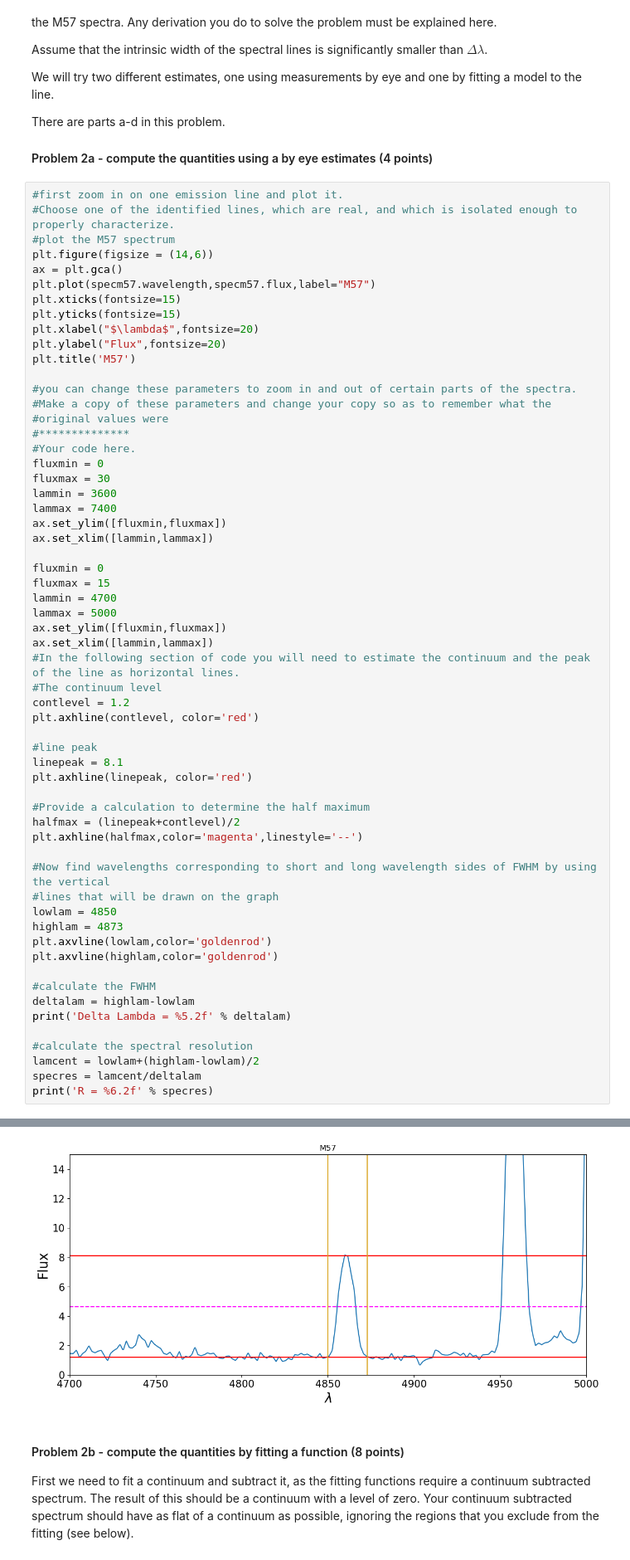
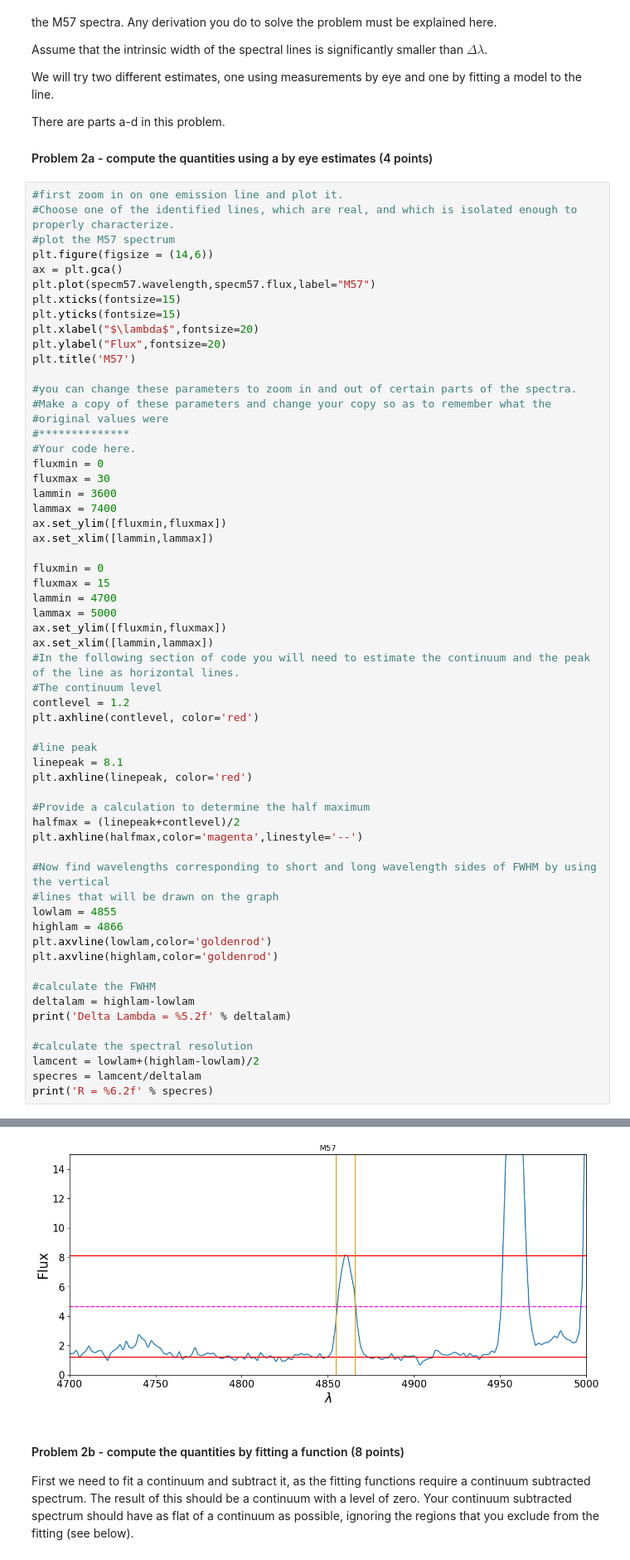
Before and after one commit to DayneLocke/Analysis_real_spectra_student, a Jupyter notebook: analysis_real_spectra.student.ipynb, the cells around one changed output, grey strips where cells are left out. Shown: that part at 83% size. Drawn from its saved outputs; the diff is of its cells as text.

```diff
--- a/analysis_real_spectra.student.ipynb
+++ b/analysis_real_spectra.student.ipynb
@@ -187,8 +187,8 @@ plt.axhline(halfmax,color='magenta',linestyle='--')
 
 #Now find wavelengths corresponding to short and long wavelength sides of FWHM by using the vertical
 #lines that will be drawn on the graph
-lowlam = 4850
-highlam = 4873
+lowlam = 4855
+highlam = 4866
 plt.axvline(lowlam,color='goldenrod')
 plt.axvline(highlam,color='goldenrod')
 
@@ -206,4 +206,4 @@ R = 211.37
-[figure, old version]
+[figure, new version]
 # %% [markdown]
 #### Problem 2b - compute the quantities by fitting a function (8 points)
 
```
Also changed, not shown: parts of 6 cells of this notebook.
